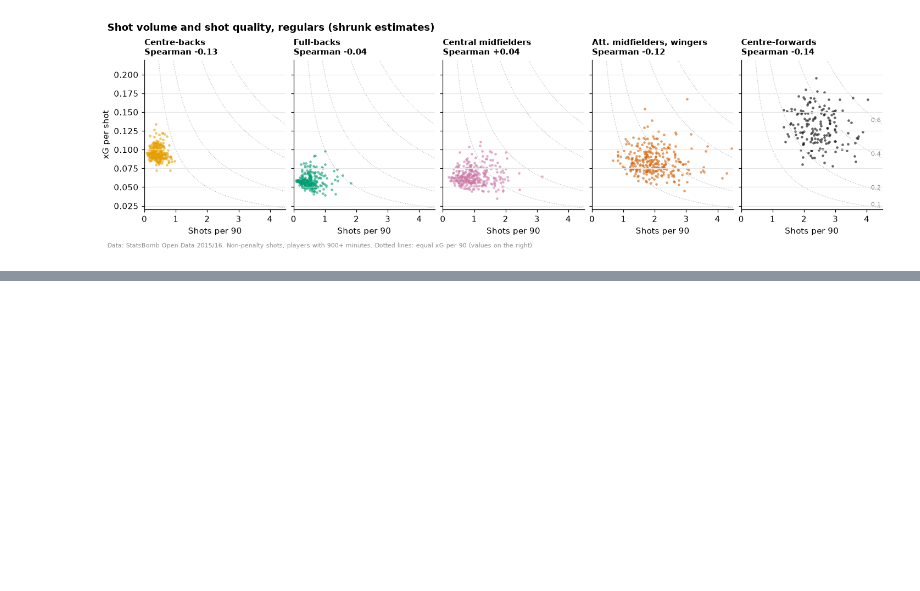
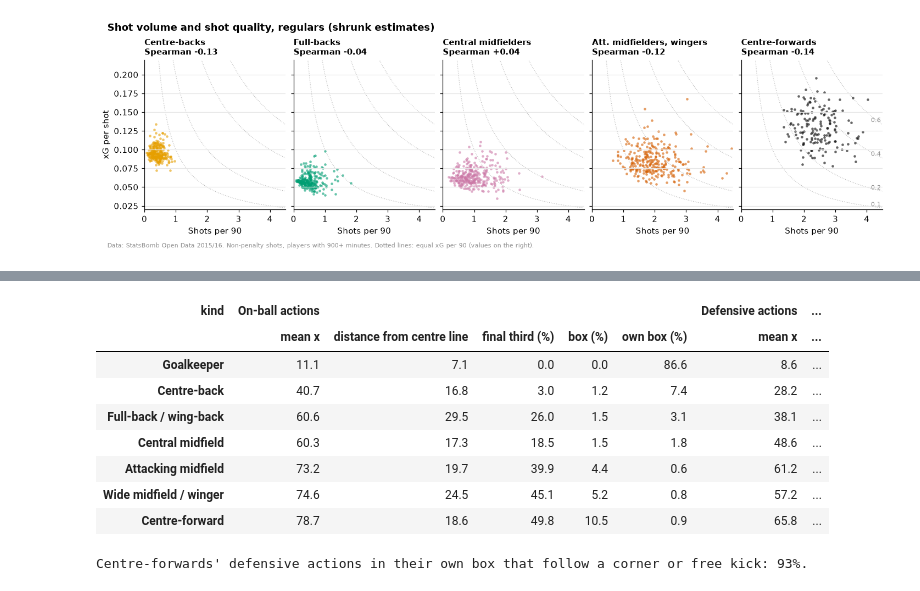
Before and after one commit to Fabiohhp/football-scouting, a Jupyter notebook: notebooks/01_data_exploration.ipynb, the cells around one changed output, grey strips where cells are left out. Drawn from its saved outputs; the diff is of its cells as text; code cells hidden in the pictures; blank space fills up the shorter version.

```diff
--- a/notebooks/01_data_exploration.ipynb
+++ b/notebooks/01_data_exploration.ipynb
@@ -1934,0 +2334,37 @@ plt.show()
+# %%
+SUMMED_GRID = ["n", "sum_x", "sum_width", "final_third", "box", "own_box"]
+summary = grid_counts.groupby(["group", "kind"])[SUMMED_GRID].sum()
+where = pd.DataFrame(
+    {
+        "mean x": summary.sum_x / summary.n,
+        "distance from centre line": summary.sum_width / summary.n,
+        "final third (%)": summary.final_third / summary.n * 100,
+        "box (%)": summary.box / summary.n * 100,
+        "own box (%)": summary.own_box / summary.n * 100,
+    }
+).unstack("kind")
+where = where.reindex(GROUPS).swaplevel(axis=1)[KINDS]
+where.index = [GROUP_NAMES[g] for g in where.index]
+set_piece = con.sql(f"""
+    SELECT avg((play_pattern IN ('From Corner', 'From Free Kick'))::INT) FROM defensive_actions
+    WHERE {POOL} AND x <= 18 AND y BETWEEN 18 AND 62
+      AND action IN ('Tackle', 'Interception', 'Ball Recovery', 'Clearance', 'Block')
+      AND position_id IN ({", ".join(str(p) for p, g in POSITION_GROUP.items() if g == "CF")})
+      AND player_id IN (SELECT player_id FROM regular_players)
+""").fetchone()[0]
+display(where.round(1))
+print(
+    "Centre-forwards' defensive actions in their own box that follow a corner or free kick: "
+    f"{set_piece:.0%}."
+)
+# %% [output]
+| kind | On-ball actions |  |  |  |  | Defensive actions | ... |
+|  | mean x | distance from centre line | final third (%) | box (%) | own box (%) | mean x | ... |
+| Goalkeeper | 11.1 | 7.1 | 0.0 | 0.0 | 86.6 | 8.6 | ... |
+| Centre-back | 40.7 | 16.8 | 3.0 | 1.2 | 7.4 | 28.2 | ... |
+| Full-back / wing-back | 60.6 | 29.5 | 26.0 | 1.5 | 3.1 | 38.1 | ... |
+| Central midfield | 60.3 | 17.3 | 18.5 | 1.5 | 1.8 | 48.6 | ... |
+| Attacking midfield | 73.2 | 19.7 | 39.9 | 4.4 | 0.6 | 61.2 | ... |
+| Wide midfield / winger | 74.6 | 24.5 | 45.1 | 5.2 | 0.8 | 57.2 | ... |
+| Centre-forward | 78.7 | 18.6 | 49.8 | 10.5 | 0.9 | 65.8 | ... |
+Centre-forwards' defensive actions in their own box that follow a corner or free kick: 93%.
```
Also changed, not shown: parts of 24 cells of this notebook, 12 other files.
